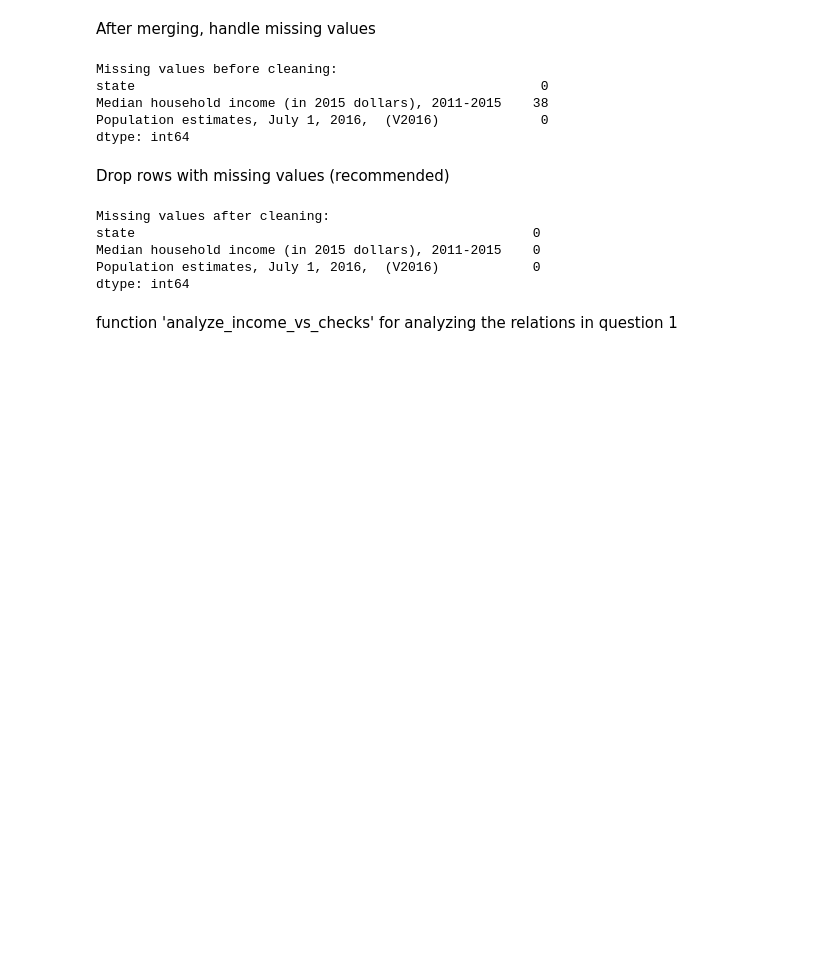
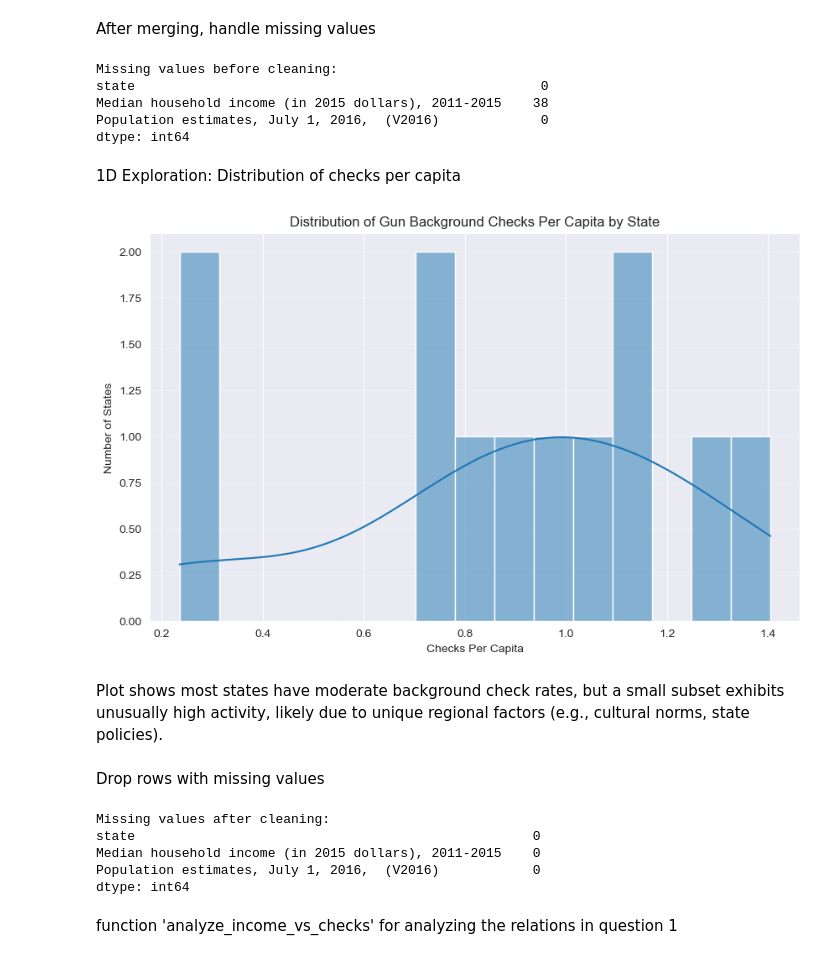
Before and after one commit to AbdellatifShtayeh/Data-Analyst-Udacity-c4, a Jupyter notebook: Investigate_a_Dataset_FBI_Gun_Data/Investigate_a_Dataset.ipynb, the cells around one changed output. Cells and saved outputs as stored; diff of their text form; code cells hidden in the pictures; blank space fills up the shorter version.

Commit message:
adding 1d exploration and fixing tables

```diff
--- a/Investigate_a_Dataset_FBI_Gun_Data/Investigate_a_Dataset.ipynb
+++ b/Investigate_a_Dataset_FBI_Gun_Data/Investigate_a_Dataset.ipynb
@@ -271,8 +278,29 @@ state                                                    0
 Median household income (in 2015 dollars), 2011-2015    38
 Population estimates, July 1, 2016,  (V2016)             0
 dtype: int64
+# %% [markdown]
+ 1D Exploration: Distribution of checks per capita
+# %%
+plt.figure(figsize=(10, 6))
+# Create a histogram with a Kernel Density Estimate (KDE) overlay
+# 'state_analysis['checks_per_capita']': The data to plot (gun background checks per capita by state)
+# 'kde=True': Adds a smooth KDE curve to the histogram
+# 'bins=15': Divides the data into 15 bins for the histogram
+
+sns.histplot(state_analysis['checks_per_capita'], kde=True, bins=15)
+plt.title('Distribution of Gun Background Checks Per Capita by State')
+plt.xlabel('Checks Per Capita')
+plt.ylabel('Number of States')
+plt.grid(axis='y', alpha=0.3)
+plt.savefig('checks_per_capita_distribution.png')
+plt.show()
+plt.close()
+# %% [output]
+[figure, added]
+# %% [markdown]
+Plot shows most states have moderate background check rates, but a small subset exhibits unusually high activity, likely due to unique regional factors (e.g., cultural norms, state policies).
 # %% [markdown]
-Drop rows with missing values (recommended)
+Drop rows with missing values
 # %%
 state_analysis = state_analysis.dropna(subset=[
     'Median household income (in 2015 dollars), 2011-2015',
```
Also changed, not shown: parts of 14 cells of this notebook, 4 other files.
